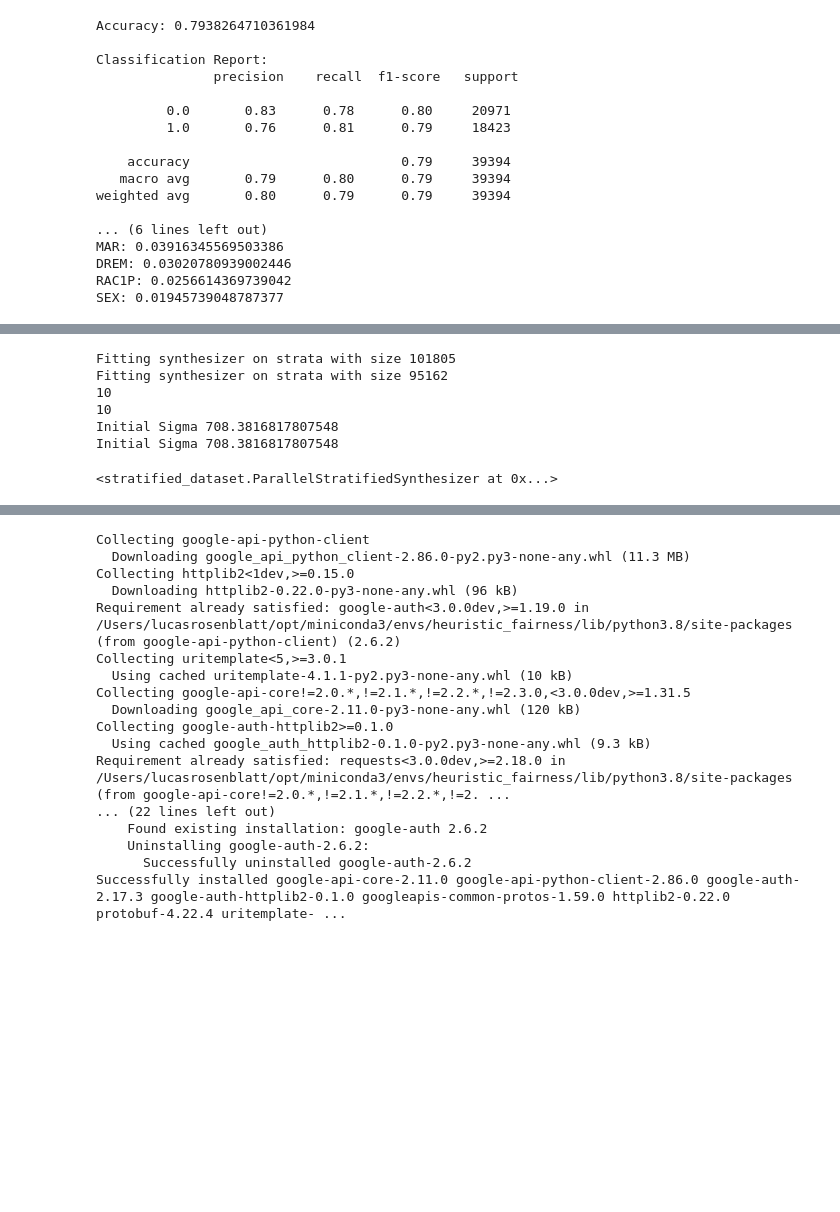
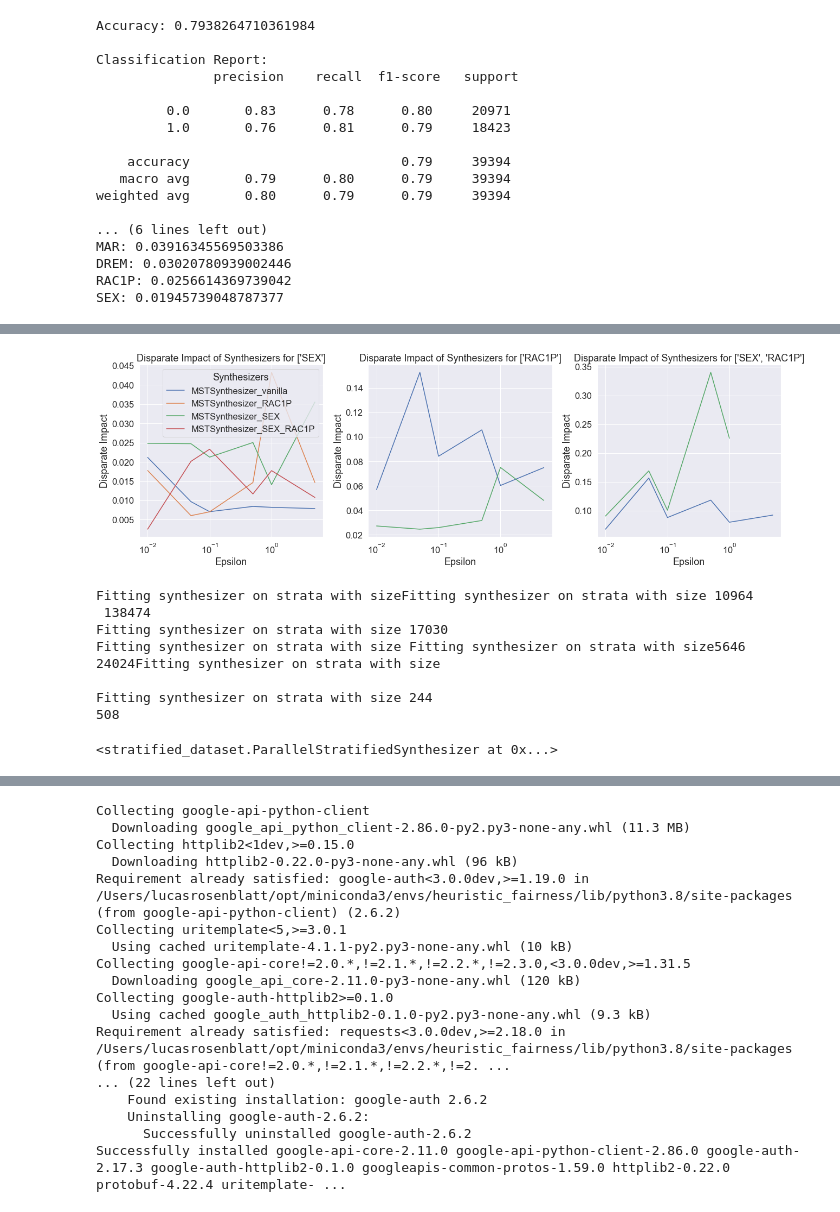
Before and after one commit to lurosenb/stratify_dp, a Jupyter notebook: model_training.ipynb, the cells around one changed output, grey strips where cells are left out. Drawn from its saved outputs; the diff is of its cells as text; code cells hidden in the pictures; blank space fills up the shorter version.

```diff
--- a/model_training.ipynb
+++ b/model_training.ipynb
@@ -310,12 +531,0 @@ def generate_performance_plots(real_train_df, real_test_df, combinations, synthe
-# %%
-# Prepare the real dataset for evaluation
-X_real = df.drop('ESR', axis=1)
-y_real = df['ESR']
-X_train_real, X_test_real, y_train_real, y_test_real = train_test_split(X_real, y_real, test_size=0.2, random_state=42)
-train_df_real = X_train_real.copy()
-train_df_real['ESR'] = y_train_real
-test_df_real = X_test_real.copy()
-test_df_real['ESR'] = y_test_real
-
-# Generate the performance plots
-performance_df = generate_performance_plots(train_df_real, test_df_real, list(combinations), synthesizers, epsilons, accuracy_overall)
@@ -325,0 +552,29 @@ plot_performance_synths(performance_df, overall_accuracy=accuracy_overall)
+# %%
+def plot_disparate_impact_subplots(performance_df):
+    intersectional_groups = ["['SEX']", "['RAC1P']", "['SEX', 'RAC1P']"]
+
+    plt.figure(figsize=(18, 6))
+
+    for idx, group in enumerate(intersectional_groups):
+        data = performance_df[['Synthesizer', 'Epsilon', group]]
+        data = data.rename(columns={group: 'Disparate Impact'})
+        data['Intersectional Group'] = group
+
+        plt.subplot(1, 3, idx + 1)
+        sns.lineplot(x='Epsilon', y='Disparate Impact', hue='Synthesizer', data=data)
+        plt.title(f"Disparate Impact of Synthesizers for {group}")
+        plt.xlabel('Epsilon')
+        plt.xscale('log')
+        plt.ylabel('Disparate Impact')
+        if idx == 0:
+            plt.legend(title='Synthesizers', loc='upper right')
+        else:
+            plt.legend().remove()
+
+    plt.tight_layout()
+    plt.show()
+
+# Call the function with your performance_df
+plot_disparate_impact_subplots(performance_df)
+# %% [output]
+[figure, added]
@@ -326,11 +598,12 @@ plot_performance_synths(performance_df, overall_accuracy=accuracy_overall)
 # %%
-stratified_synth_aim = ParallelStratifiedSynthesizer(AIMSynthesizer, epsilon=0.1)
-stratified_synth_aim.fit(df, strata_cols=['SEX'], categorical_columns=df.columns)
+stratified_synth_aim = ParallelStratifiedSynthesizer(MSTSynthesizer, epsilon=0.1)
+stratified_synth_aim.fit(df, strata_cols=['RAC1P'], categorical_columns=df.columns)
 # %% [output]
-Fitting synthesizer on strata with size 101805
-Fitting synthesizer on strata with size 95162
-10
-10
-Initial Sigma 708.3816817807548
-Initial Sigma 708.3816817807548
+Fitting synthesizer on strata with sizeFitting synthesizer on strata with size 10964
+ 138474
+Fitting synthesizer on strata with size 17030
+Fitting synthesizer on strata with size Fitting synthesizer on strata with size5646 24024Fitting synthesizer on strata with size
+
+Fitting synthesizer on strata with size 244
+508
 <stratified_dataset.ParallelStratifiedSynthesizer at 0x...>
```
Also changed, not shown: parts of 17 cells of this notebook, 5 other files.
